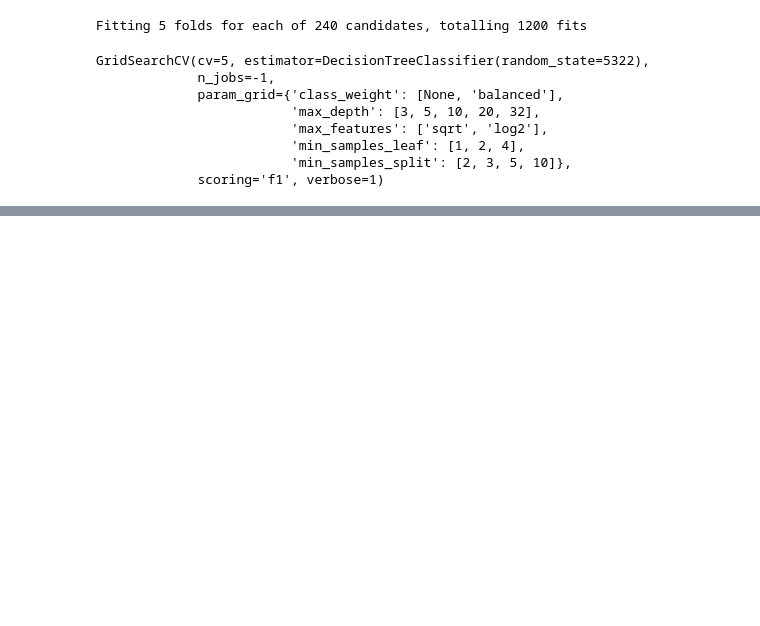
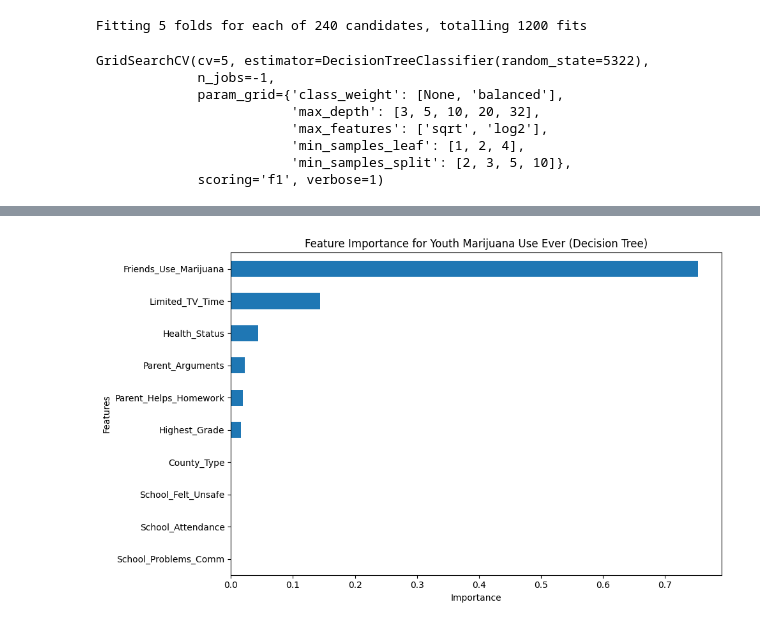
Before and after one commit to ChristufaY/data5322, a Jupyter notebook: hw1/hw1.ipynb, the cells around one changed output, grey strips where cells are left out. Saved outputs shown, nothing was run; the diff lists cells and outputs as text; code cells hidden in the pictures; blank space fills up the shorter version.

```diff
--- a/hw1/hw1.ipynb
+++ b/hw1/hw1.ipynb
@@ -150,7 +154,6 @@ x_train, x_test, y_train, y_test = train_test_split(train, test, test_size = .2,
 # %%
 # Decision Tree with CV for binary classification
 # Used marijuana before or not
-
 param_grid = {
     'max_depth': [3, 5, 10, 20, x_train.shape[1]],
     'min_samples_split': [2, 3, 5, 10],
@@ -159,9 +162,9 @@ param_grid = {
     'class_weight': [None, 'balanced']
 }
 
-binary = DecisionTreeClassifier(random_state = 5322)
+binary_dt = DecisionTreeClassifier(random_state = 5322)
 grid_search = GridSearchCV(
-    estimator = binary,
+    estimator = binary_dt,
     param_grid = param_grid,
     cv = 5,
     scoring = 'f1',
@@ -190,0 +193,5 @@ grid_search.best_params_
+# %%
+best_binary_dt = grid_search.best_estimator_
+
+binary_dt_pred = best_binary_dt.predict(x_test)
+print(classification_report(y_test, binary_dt_pred))
@@ -190,0 +219,16 @@ grid_search.best_params_
+# %%
+# see which features are most influential
+importances = pd.Series(
+    best_binary_dt.feature_importances_,
+    index = x_train.columns
+).sort_values(ascending = True)
+
+plt.figure(figsize = (10, 6))
+importances.tail(10).plot(kind = 'barh')
+plt.title("Feature Importance for Youth Marijuana Use Ever (Decision Tree)")
+plt.ylabel("Features")
+plt.xlabel("Importance")
+plt.tight_layout()
+plt.show()
+# %% [output]
+[figure, added]
```
Also changed, not shown: parts of 37 cells of this notebook.
